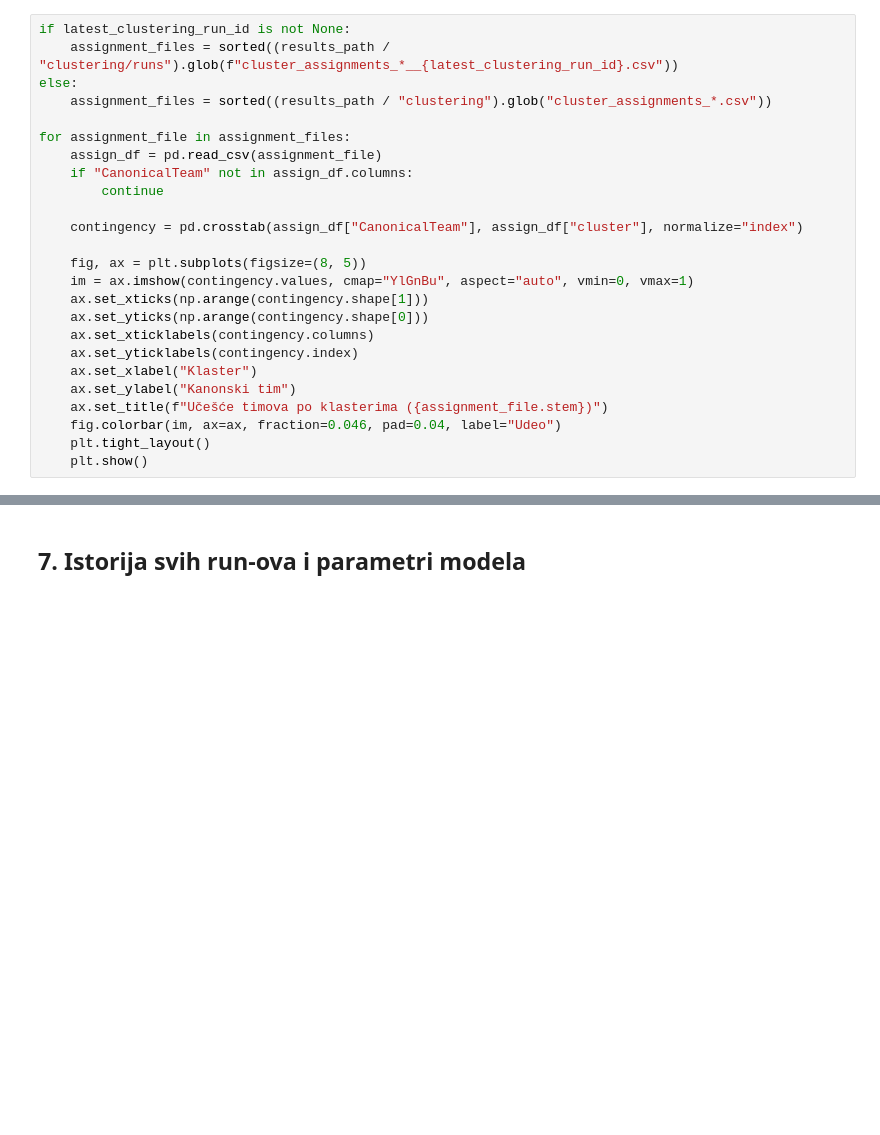
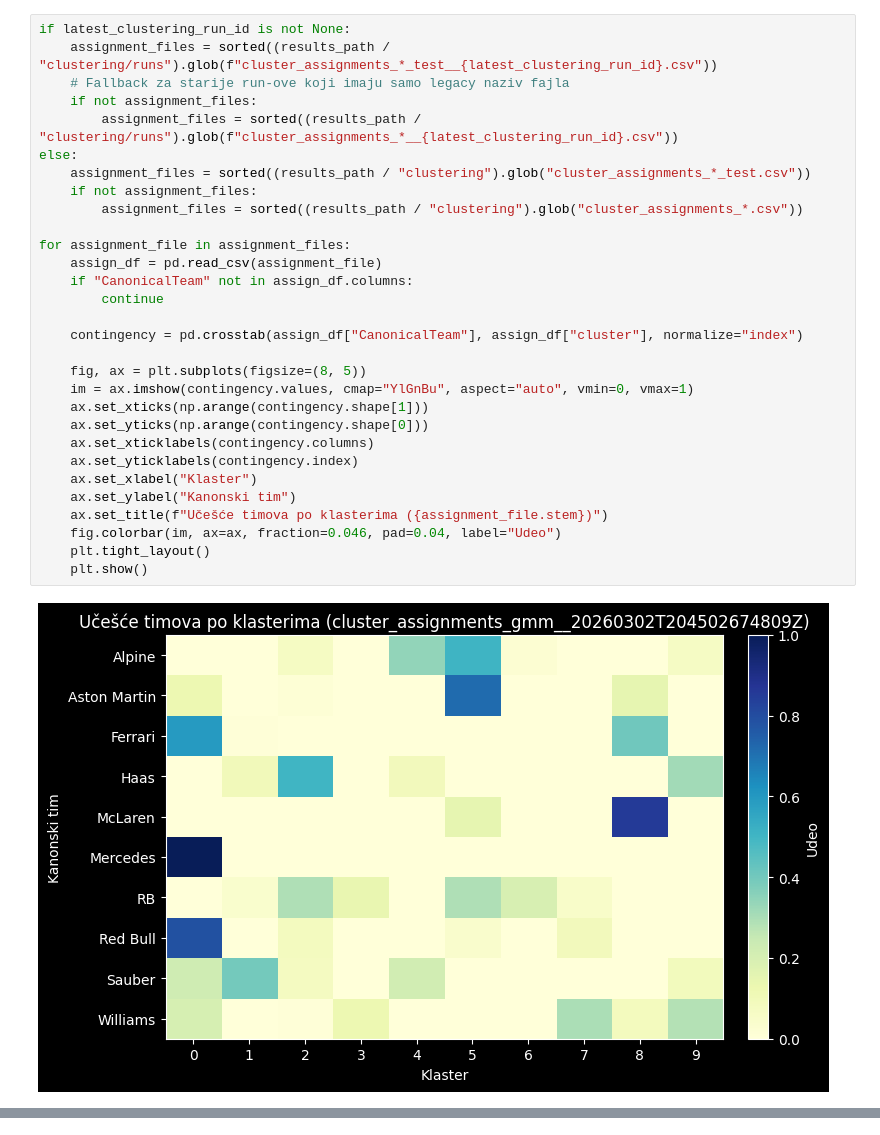
Before and after one commit to Zokster9/F1-Strategy-Analyses, a Jupyter notebook: notebooks/f1_strategija_analiza.ipynb, the cells around one changed output, grey strips where cells are left out. Saved outputs shown, nothing was run; the diff lists cells and outputs as text; blank space fills up the shorter version.

```diff
--- a/notebooks/f1_strategija_analiza.ipynb
+++ b/notebooks/f1_strategija_analiza.ipynb
@@ -219,25 +384,32 @@ plt.tight_layout()
 # %%
 if latest_clustering_run_id is not None:
-    assignment_files = sorted((results_path / "clustering/runs").glob(f"cluster_assignments_*__{latest_clustering_run_id}.csv"))
+    assignment_files = sorted((results_path / "clustering/runs").glob(f"cluster_assignments_*_test__{latest_clustering_run_id}.csv"))
+    # Fallback za starije run-ove koji imaju samo legacy naziv fajla
+    if not assignment_files:
+        assignment_files = sorted((results_path / "clustering/runs").glob(f"cluster_assignments_*__{latest_clustering_run_id}.csv"))
 else:
-    assignment_files = sorted((results_path / "clustering").glob("cluster_assignments_*.csv"))
+    assignment_files = sorted((results_path / "clustering").glob("cluster_assignments_*_test.csv"))
+    if not assignment_files:
+        assignment_files = sorted((results_path / "clustering").glob("cluster_assignments_*.csv"))
 
 for assignment_file in assignment_files:
     assign_df = pd.read_csv(assignment_file)
     if "CanonicalTeam" not in assign_df.columns:
         continue
 
     contingency = pd.crosstab(assign_df["CanonicalTeam"], assign_df["cluster"], normalize="index")
 
     fig, ax = plt.subplots(figsize=(8, 5))
     im = ax.imshow(contingency.values, cmap="YlGnBu", aspect="auto", vmin=0, vmax=1)
     ax.set_xticks(np.arange(contingency.shape[1]))
     ax.set_yticks(np.arange(contingency.shape[0]))
     ax.set_xticklabels(contingency.columns)
     ax.set_yticklabels(contingency.index)
     ax.set_xlabel("Klaster")
     ax.set_ylabel("Kanonski tim")
     ax.set_title(f"Učešće timova po klasterima ({assignment_file.stem})")
     fig.colorbar(im, ax=ax, fraction=0.046, pad=0.04, label="Udeo")
     plt.tight_layout()
     plt.show()
+# %% [output]
+[figure, added]
@@ -244,2 +420,0 @@ for assignment_file in assignment_files:
-# %% [markdown]
-## 7. Istorija svih run-ova i parametri modela
```
Also changed, not shown: parts of 40 cells of this notebook, 11 other files.
